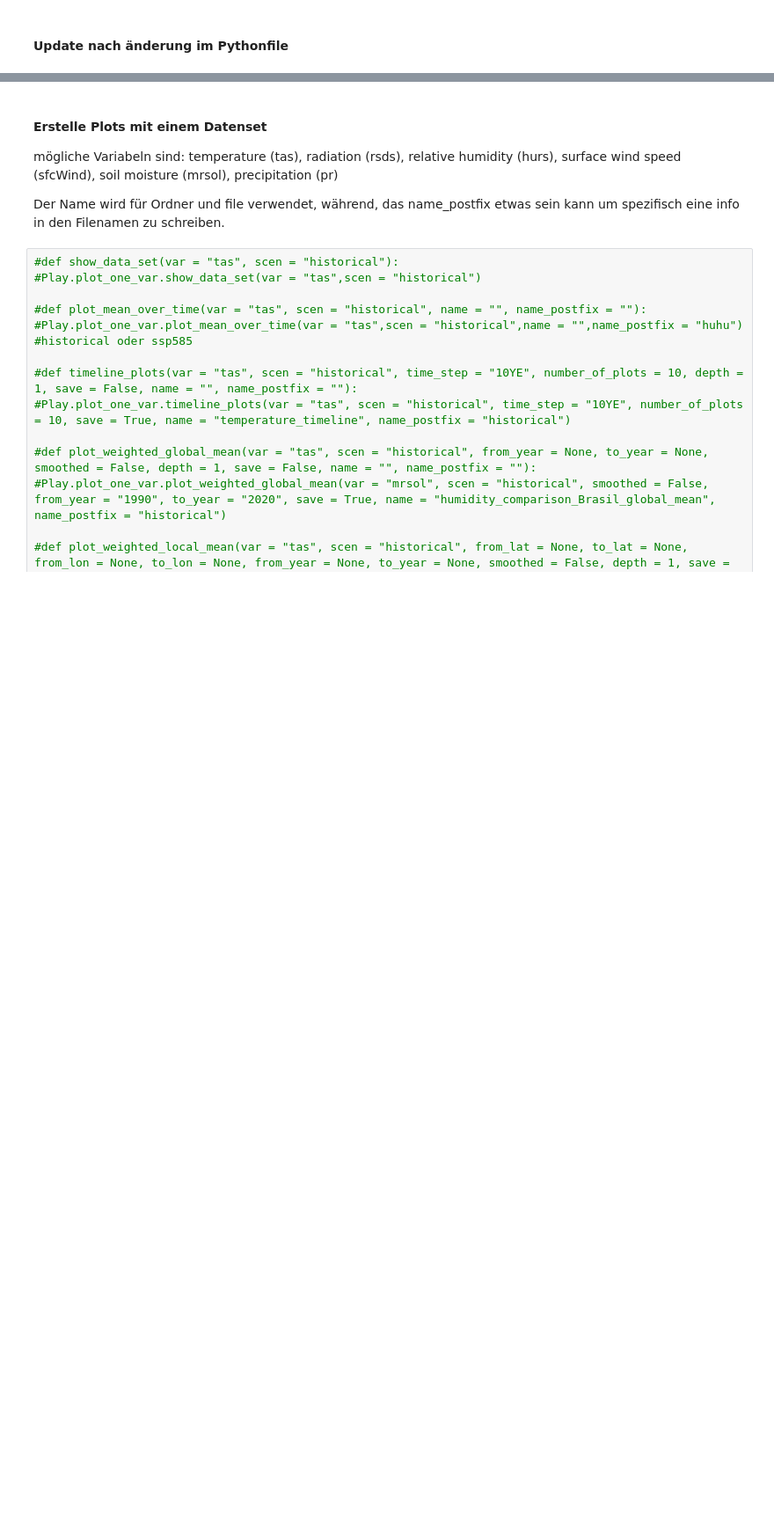
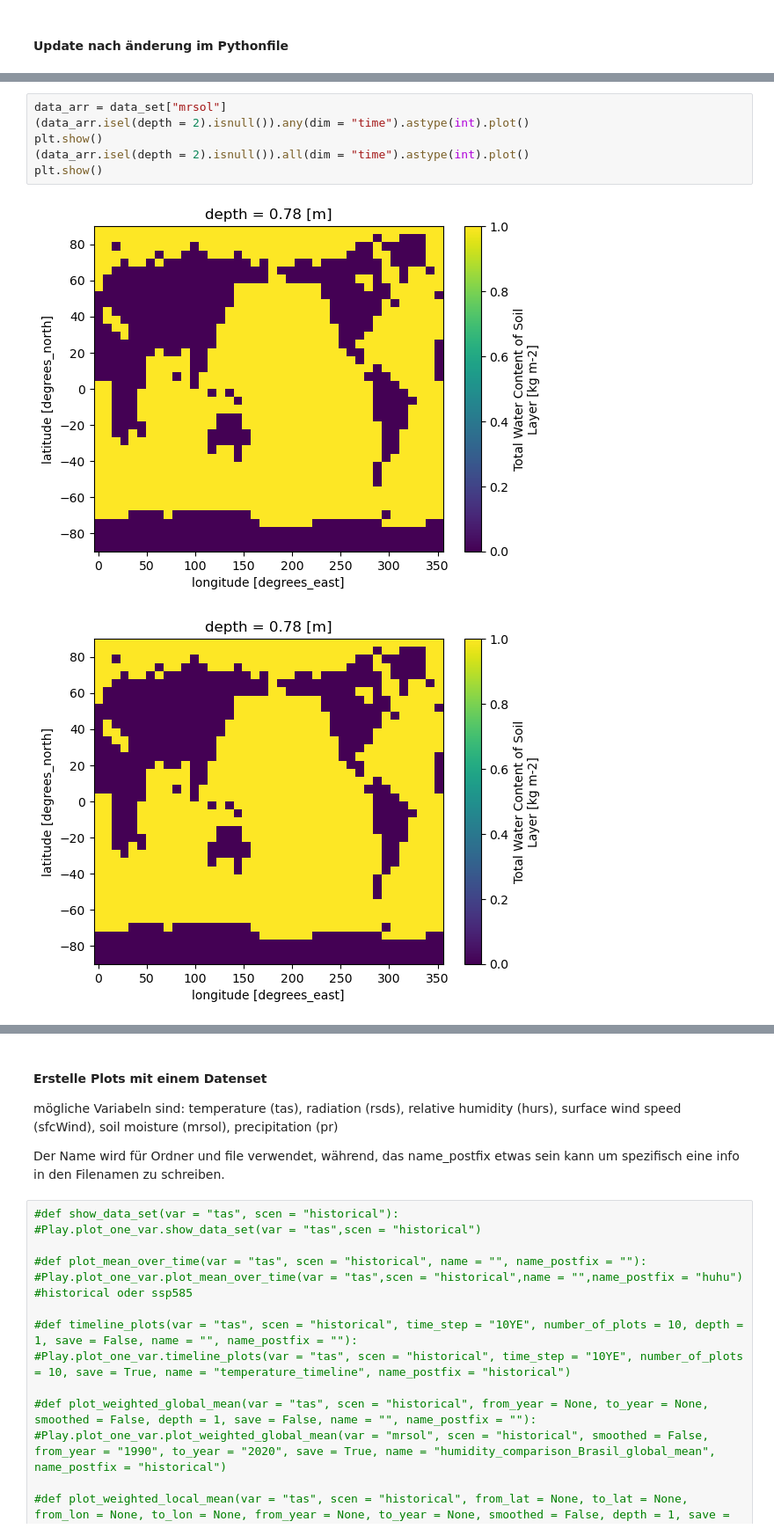
Before and after one commit to pjunghans1234/bachelorarbeit, a Jupyter notebook: Play_one_variable.ipynb, the cells around one changed output, grey strips where cells are left out. Shown at 88% size. Cells and saved outputs as stored; diff of their text form; blank space fills up the shorter version.

```diff
--- a/Play_one_variable.ipynb
+++ b/Play_one_variable.ipynb
@@ -18,0 +100,9 @@ importlib.reload(Play.plot_one_var)
+# %%
+data_arr = data_set["mrsol"]
+(data_arr.isel(depth = 2).isnull()).any(dim = "time").astype(int).plot()
+plt.show()
+(data_arr.isel(depth = 2).isnull()).all(dim = "time").astype(int).plot()
+plt.show()
+# %% [output]
+[figure, added]
+[figure, added]
```
Also changed, not shown: parts of 14 cells of this notebook, 4 other files.
